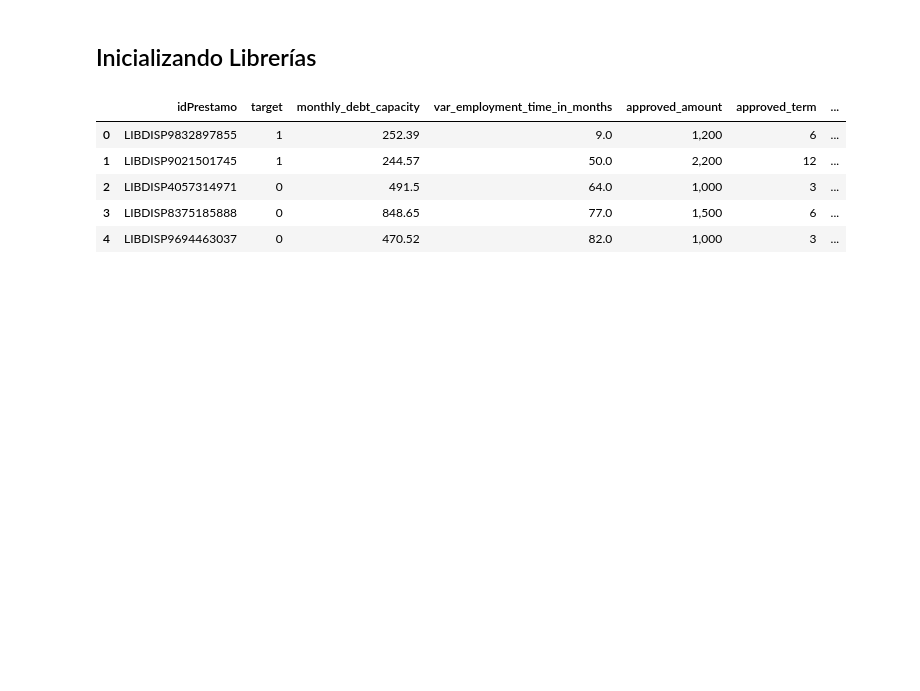
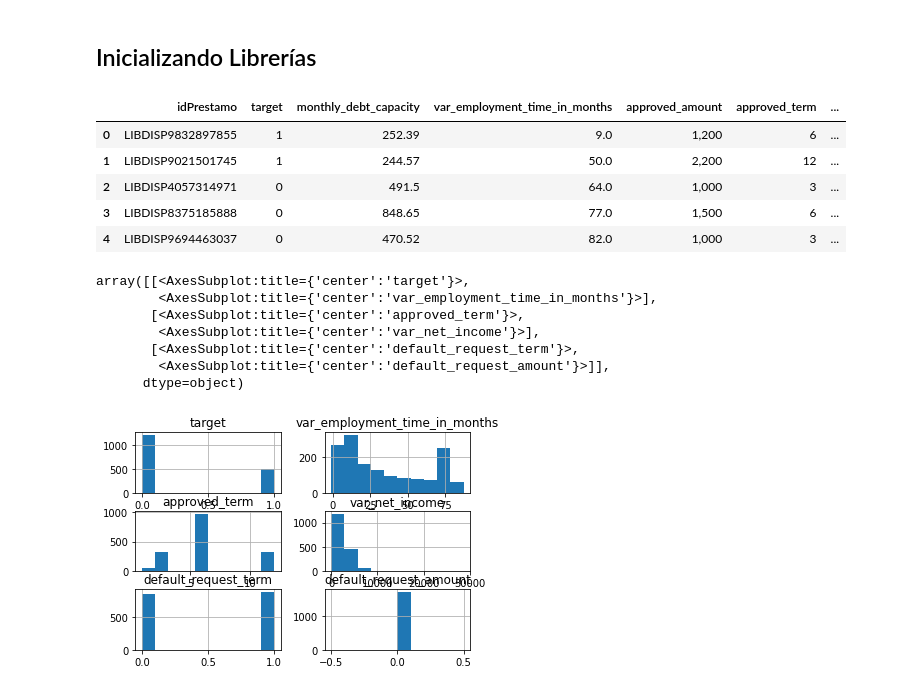
Before and after one commit to AbrahamG20/TPMachineLearning, a Jupyter notebook: TP_Machine_Learning.ipynb, the cells around one changed output. Cells and saved outputs as stored; diff of their text form; code cells hidden in the pictures; blank space fills up the shorter version.

Commit message:
added histograms

```diff
--- a/TP_Machine_Learning.ipynb
+++ b/TP_Machine_Learning.ipynb
@@ -18,3 +18,14 @@ df.head()
 | 2 | LIBDISP4057314971 | 0 | 491.5 | 64.0 | 1,000 | 3 | ... |
 | 3 | LIBDISP8375185888 | 0 | 848.65 | 77.0 | 1,500 | 6 | ... |
 | 4 | LIBDISP9694463037 | 0 | 470.52 | 82.0 | 1,000 | 3 | ... |
+# %%
+df.hist()
+# %% [output]
+array([[<AxesSubplot:title={'center':'target'}>,
+        <AxesSubplot:title={'center':'var_employment_time_in_months'}>],
+       [<AxesSubplot:title={'center':'approved_term'}>,
+        <AxesSubplot:title={'center':'var_net_income'}>],
+       [<AxesSubplot:title={'center':'default_request_term'}>,
+        <AxesSubplot:title={'center':'default_request_amount'}>]],
+      dtype=object)
+[figure, added]
```
